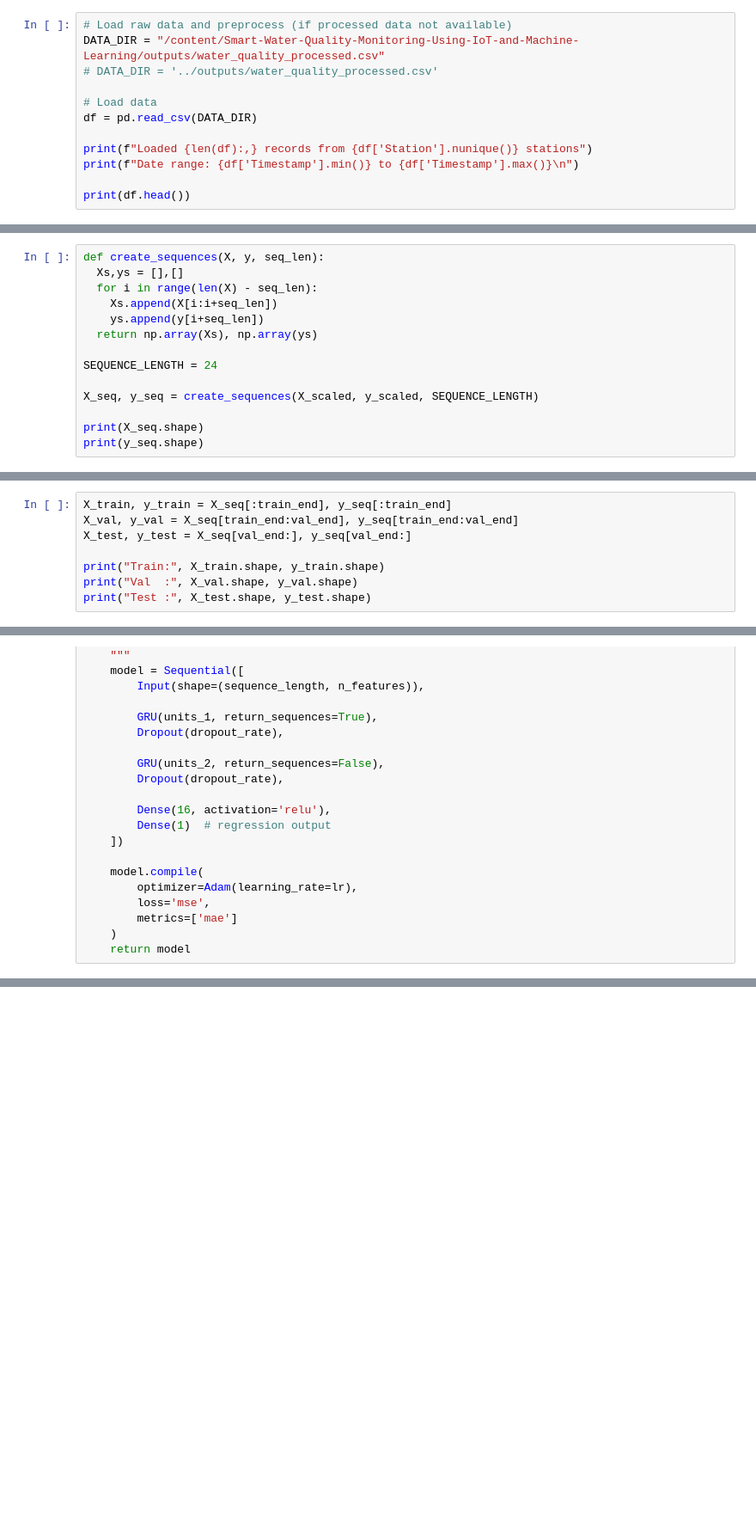
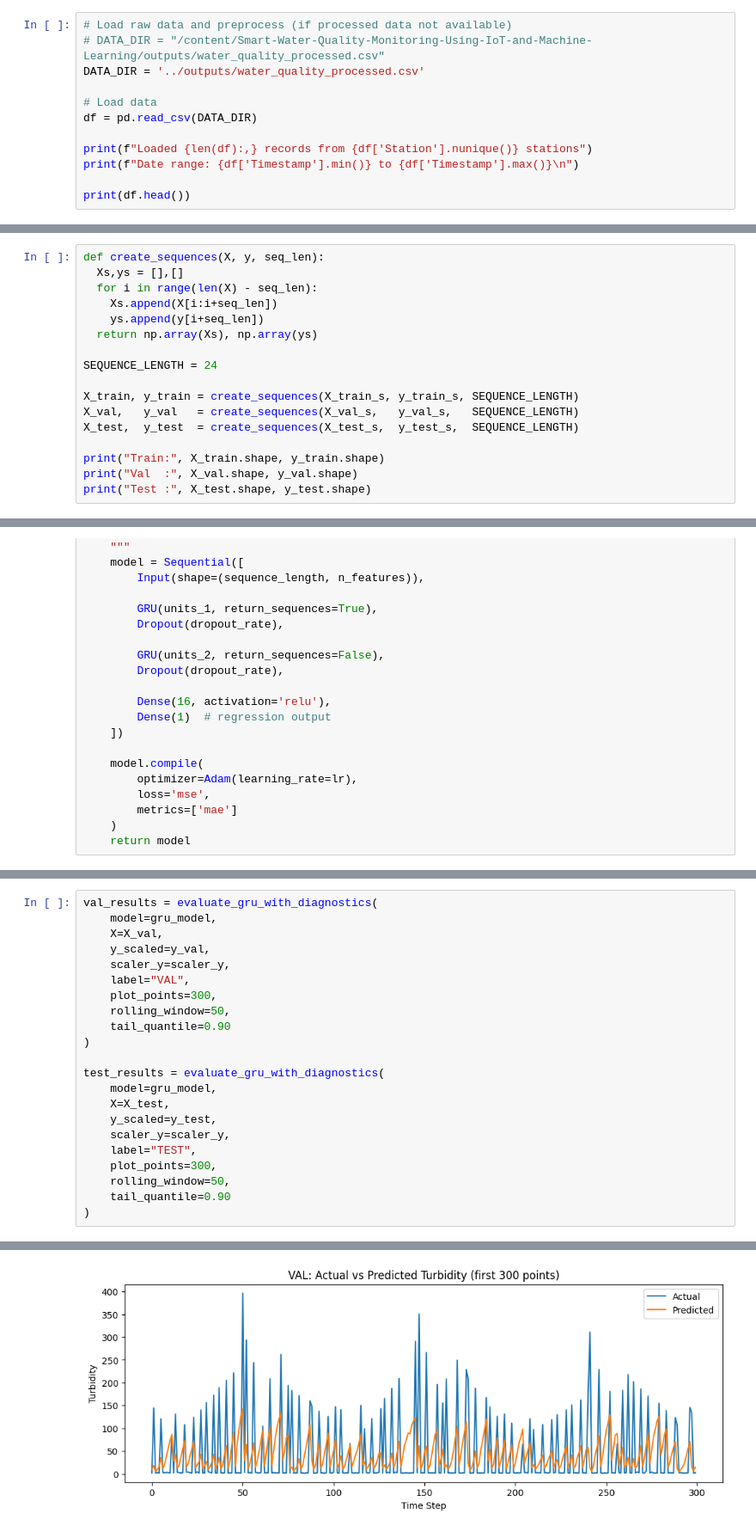
Before and after one commit to marwahfaraj/Smart-Water-Quality-Monitoring-Using-IoT-and-Machine-Learning, a Jupyter notebook: notebooks/04_water_quality_prediction.ipynb, the cells around one changed output, grey strips where cells are left out. Shown at 86% size. Cells and saved outputs as stored; diff of their text form; blank space fills up the shorter version.

```diff
--- a/notebooks/04_water_quality_prediction.ipynb
+++ b/notebooks/04_water_quality_prediction.ipynb
@@ -48,8 +48,8 @@ Libraries loaded successfully!
 ## 1. Load and Prepare Data
 # %%
 # Load raw data and preprocess (if processed data not available)
-DATA_DIR = "/content/Smart-Water-Quality-Monitoring-Using-IoT-and-Machine-Learning/outputs/water_quality_processed.csv"
-# DATA_DIR = '../outputs/water_quality_processed.csv'
+# DATA_DIR = "/content/Smart-Water-Quality-Monitoring-Using-IoT-and-Machine-Learning/outputs/water_quality_processed.csv"
+DATA_DIR = '../outputs/water_quality_processed.csv'
 
 # Load data
 df = pd.read_csv(DATA_DIR)
@@ -241,8 +269,11 @@ def create_sequences(X, y, seq_len):
 
 SEQUENCE_LENGTH = 24
 
-X_seq, y_seq = create_sequences(X_scaled, y_scaled, SEQUENCE_LENGTH)
+X_train, y_train = create_sequences(X_train_s, y_train_s, SEQUENCE_LENGTH)
+X_val,   y_val   = create_sequences(X_val_s,   y_val_s,   SEQUENCE_LENGTH)
+X_test,  y_test  = create_sequences(X_test_s,  y_test_s,  SEQUENCE_LENGTH)
 
-print(X_seq.shape)
-print(y_seq.shape)
+print("Train:", X_train.shape, y_train.shape)
+print("Val  :", X_val.shape, y_val.shape)
+print("Test :", X_test.shape, y_test.shape)
 # %% [output]
@@ -251,8 +282,0 @@ print(y_seq.shape)
-# %%
-X_train, y_train = X_seq[:train_end], y_seq[:train_end]
-X_val, y_val = X_seq[train_end:val_end], y_seq[train_end:val_end]
-X_test, y_test = X_seq[val_end:], y_seq[val_end:]
-
-print("Train:", X_train.shape, y_train.shape)
-print("Val  :", X_val.shape, y_val.shape)
-print("Test :", X_test.shape, y_test.shape)
@@ -379,0 +524,23 @@ UnboundLocalError: cannot access local variable 'batch_outputs' where it is not
+# %%
+val_results = evaluate_gru_with_diagnostics(
+    model=gru_model,
+    X=X_val,
+    y_scaled=y_val,
+    scaler_y=scaler_y,
+    label="VAL",
+    plot_points=300,
+    rolling_window=50,
+    tail_quantile=0.90
+)
+
+test_results = evaluate_gru_with_diagnostics(
+    model=gru_model,
+    X=X_test,
+    y_scaled=y_test,
+    scaler_y=scaler_y,
+    label="TEST",
+    plot_points=300,
+    rolling_window=50,
+    tail_quantile=0.90
+)
+# %% [output]
@@ -379,0 +564 @@ UnboundLocalError: cannot access local variable 'batch_outputs' where it is not
+[figure, added]
```
Also changed, not shown: parts of 14 cells of this notebook.
